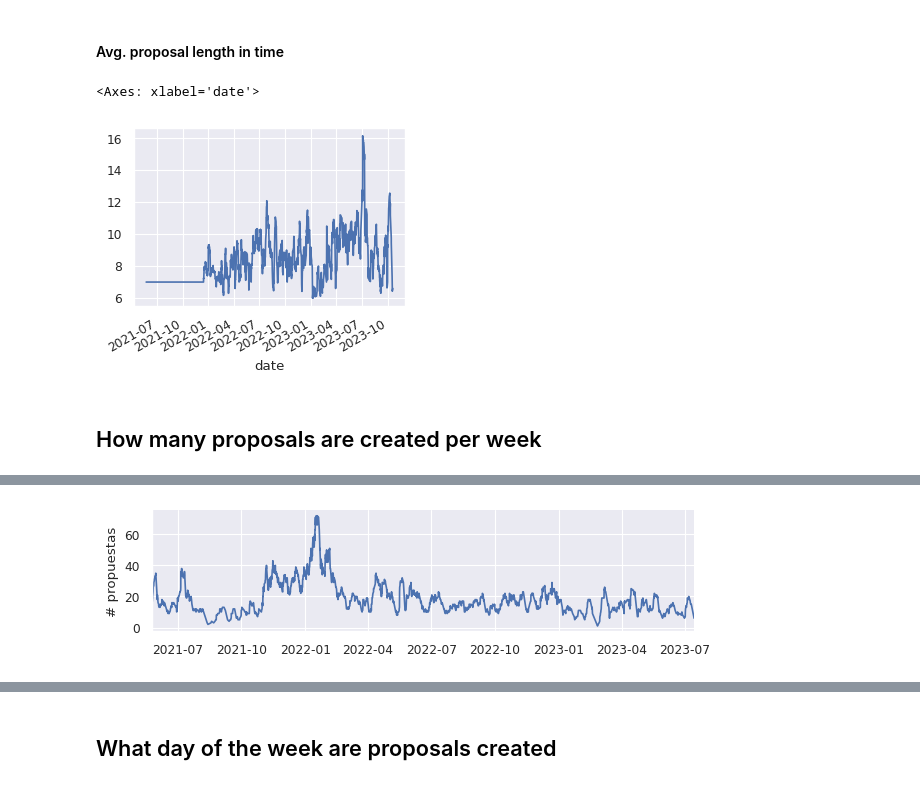
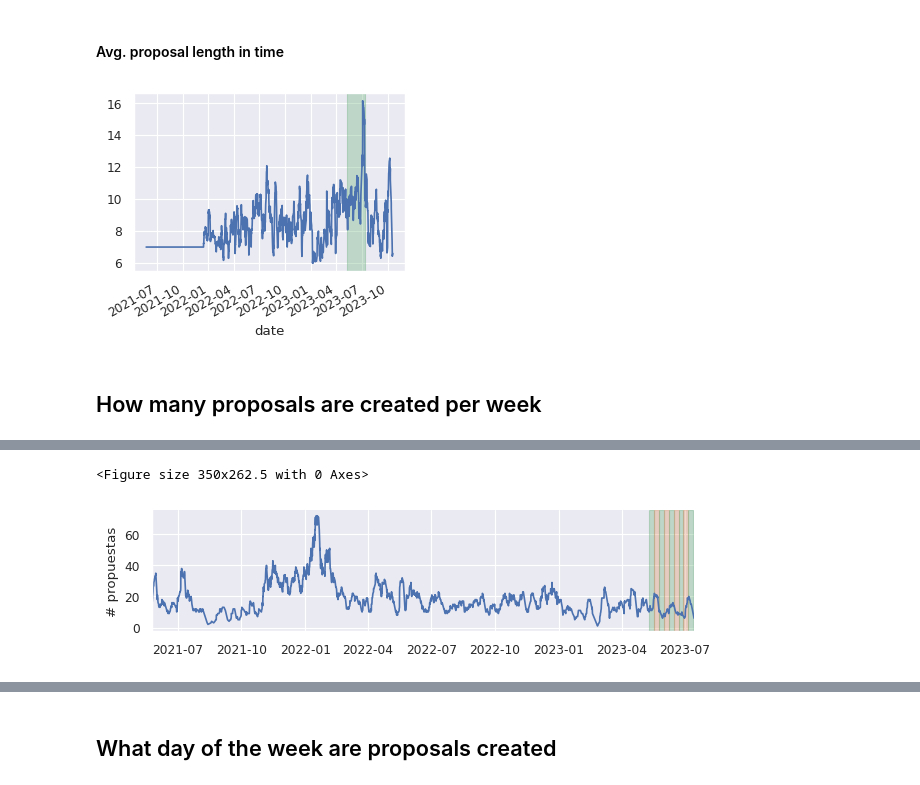
Before and after one commit to daviddavo/recsys4daos, a Jupyter notebook: nbout/Decentraland/01_explore.ipynb, the cells around one changed output, grey strips where cells are left out. Saved outputs shown, nothing was run; the diff lists cells and outputs as text; code cells hidden in the pictures.

```diff
--- a/nbout/Decentraland/01_explore.ipynb
+++ b/nbout/Decentraland/01_explore.ipynb
@@ -35,6 +38,10 @@ Original size: [6.4, 4.8], Ratio: 1.3333333333333335
 New size: [3.5, 2.6249999999999996]
 # %%
 ORG_NAME = 'Decentraland'
-SPLITS_FREQ: str = None # Not used in this notebook
-SPLITS_NORMALIZE: bool = None # Not used in this notebook
-LAST_FOLDS: int = 0 # Not used in this notebook
+SPLITS_FREQ: str = 'W-THU'
+SPLITS_NORMALIZE: bool = True
+LAST_FOLDS: int = 10
+LAST_FOLD_DATE_STR: str = None # Used just for plotting
+
+# Plotting hparams
+RECTANGLE_ALPHA = 0.3
@@ -47,0 +48,8 @@ SPLITS_NORMALIZE = True
+# %%
+# Parameters
+EXECUTION_ID = "2024-09-24T10:00"
+ORG_NAME = "Decentraland"
+SPLITS_FREQ = "W-THU"
+LAST_FOLDS = 10
+SPLITS_NORMALIZE = True
+LAST_FOLD_DATE_STR = "2023-07-13"
@@ -71,0 +90,4 @@ None
+# %%
+folds = list(cvtt_open(dfv, SPLITS_FREQ, dfp, normalize=SPLITS_NORMALIZE, col_item='proposal', col_time='date', last_fold=LAST_FOLD_DATE_STR))[-LAST_FOLDS:]
+print(f"Using {len(folds)} folds from {folds[0].end} to {folds[-1].end}")
+paths.save_dao_datum(ORG_NAME, 'first_fold_date', str(folds[0].end))
@@ -106,24 +131,42 @@ dtype: object
 [figure]
 # %% [markdown]
 #### Avg. proposal length in time
+# %%
+def add_folds_to_plot(fig=plt, cont=True):
+
+    if cont:
+        start_date = folds[0].end
+        end_date = folds[-1].end
+        fig.axvspan(start_date, end_date, color='C2', alpha=RECTANGLE_ALPHA)
+    else:
+        for fprev, f, c in zip(folds, folds[1:], it.cycle([0,1])):
+            start_date = fprev.end
+            end_date = f.end
+            fig.axvspan(start_date, end_date, alpha=RECTANGLE_ALPHA, color='C1' if c else 'C2')
 # %%
 # Original: Cell [6] at https://github.com/daviddavo/upm-tfm-notebooks/blob/bb2e45d4ec10962c987b6691fcb0cd4eeba7ea5b/10_baseline_mp.ipynb
 ROLLING_LENGTH = '7d'
 
 _delta = dfp.assign(delta=delta).set_index('date').sort_index()['delta'].dt.days
 _delta.rolling(ROLLING_LENGTH).mean().plot()
+
+add_folds_to_plot()
 # %% [output]
-<Axes: xlabel='date'>
-[figure, old version]
+[figure, new version]
 # %% [markdown]
 ## How many proposals are created per week
 # %%
-WINDOW_SIZE = dt.timedelta(days=7)
+WINDOW_SIZE = '7d' # dt.timedelta(days=7)
 
 _toplot = dfv.groupby('proposal')['date'].min().sort_values()
 _toplot = _toplot.to_frame()
 _toplot['cnt'] = 1
 _toplot = _toplot.rolling(window=WINDOW_SIZE, on='date').count()
+print(max_cnt := _toplot['cnt'].max())
+print(max_date := _toplot[_toplot['cnt'] == max_cnt].iloc[0]['date'])
+paths.save_dao_datum(ORG_NAME, 'max_proposals_ws', WINDOW_SIZE)
+paths.save_dao_datum(ORG_NAME, 'max_proposals_cnt', int(max_cnt))
+paths.save_dao_datum(ORG_NAME, 'max_proposals_date', str(max_date))
 
 # Double the width of the figure
 fs = plt.gcf().get_size_inches()
@@ -137,6 +180,7 @@ plt.xlim(
     _toplot['date'].min(),
     _toplot['date'].max(),
 )
+add_folds_to_plot(cont=False)
 
 sns.despine()
 # %% [output]
@@ -144 +189,2 @@ sns.despine()
+<Figure size 350x262.5 with 0 Axes>
-[figure, old version]
+[figure, new version]
```
Also changed, not shown: parts of 15 cells of this notebook, 24 other files.
